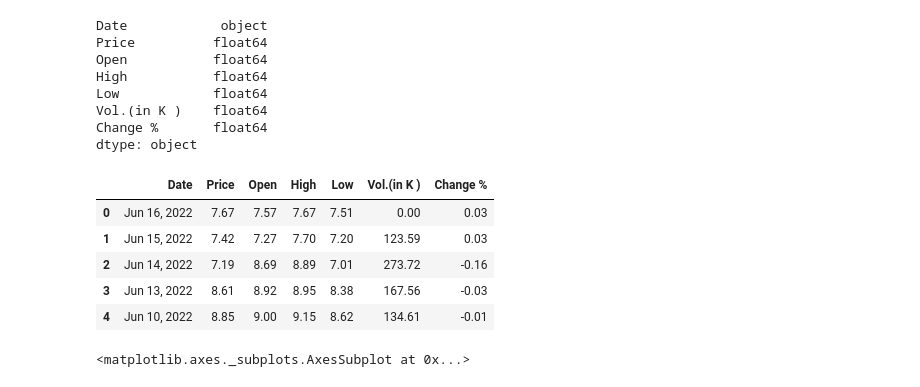
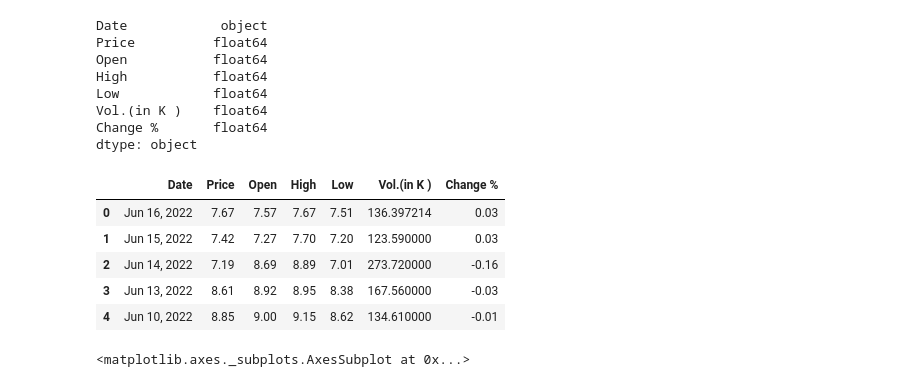
Before and after one commit to srivats2904/Price-Predictions-Using-LSTM, a Jupyter notebook: Natural_Gas_Price_Prediction.ipynb, the cells around one changed output. Cells and saved outputs as stored; diff of their text form; code cells hidden in the pictures.

```diff
--- a/Natural_Gas_Price_Prediction.ipynb
+++ b/Natural_Gas_Price_Prediction.ipynb
@@ -56,15 +58,15 @@ Vol.(in K )    float64
 Change %       float64
 dtype: object
 # %%
-ng['Vol.(in K )']=ng['Vol.(in K )'].fillna(0)
+ng['Vol.(in K )']=ng['Vol.(in K )'].fillna(ng['Vol.(in K )'].mean())
 ng.head()
 # %% [output]
 |  | Date | Price | Open | High | Low | Vol.(in K ) | Change % |
-| 0 | Jun 16, 2022 | 7.67 | 7.57 | 7.67 | 7.51 | 0.00 | 0.03 |
-| 1 | Jun 15, 2022 | 7.42 | 7.27 | 7.70 | 7.20 | 123.59 | 0.03 |
-| 2 | Jun 14, 2022 | 7.19 | 8.69 | 8.89 | 7.01 | 273.72 | -0.16 |
-| 3 | Jun 13, 2022 | 8.61 | 8.92 | 8.95 | 8.38 | 167.56 | -0.03 |
-| 4 | Jun 10, 2022 | 8.85 | 9.00 | 9.15 | 8.62 | 134.61 | -0.01 |
+| 0 | Jun 16, 2022 | 7.67 | 7.57 | 7.67 | 7.51 | 136.397214 | 0.03 |
+| 1 | Jun 15, 2022 | 7.42 | 7.27 | 7.70 | 7.20 | 123.590000 | 0.03 |
+| 2 | Jun 14, 2022 | 7.19 | 8.69 | 8.89 | 7.01 | 273.720000 | -0.16 |
+| 3 | Jun 13, 2022 | 8.61 | 8.92 | 8.95 | 8.38 | 167.560000 | -0.03 |
+| 4 | Jun 10, 2022 | 8.85 | 9.00 | 9.15 | 8.62 | 134.610000 | -0.01 |
 # %%
 # Corellation Plot
 sns.heatmap(ng.corr(),annot=True)
```
Also changed, not shown: parts of 16 cells of this notebook.
